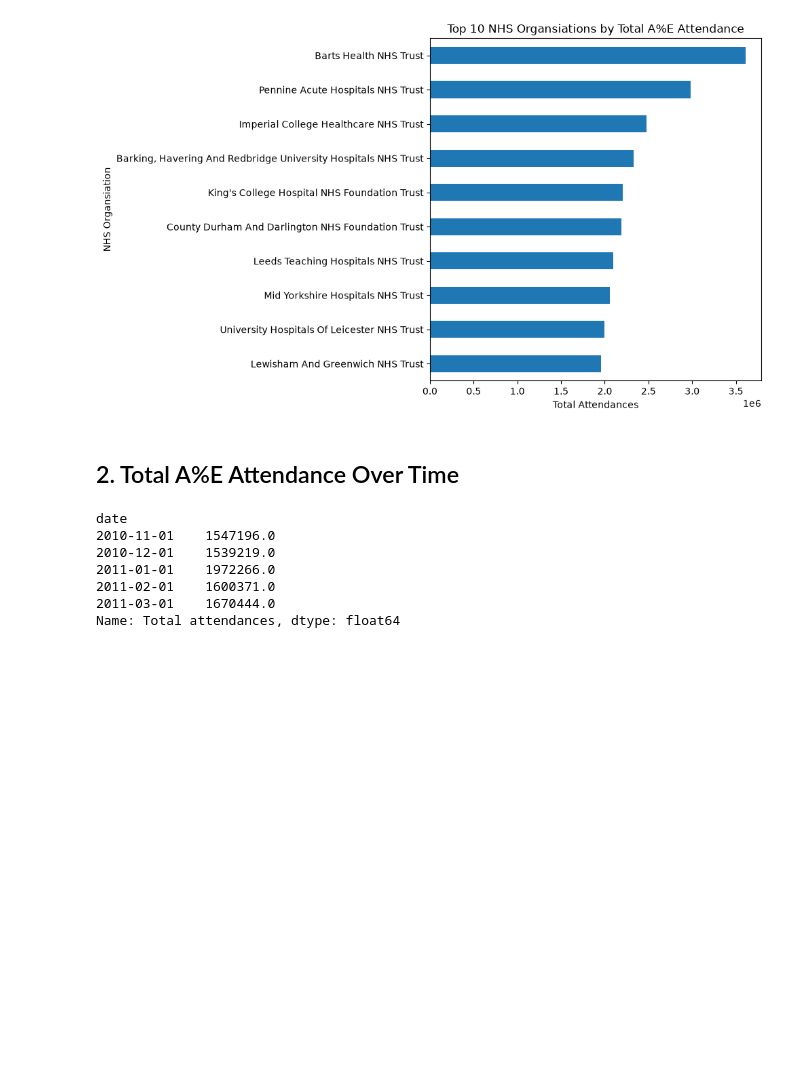
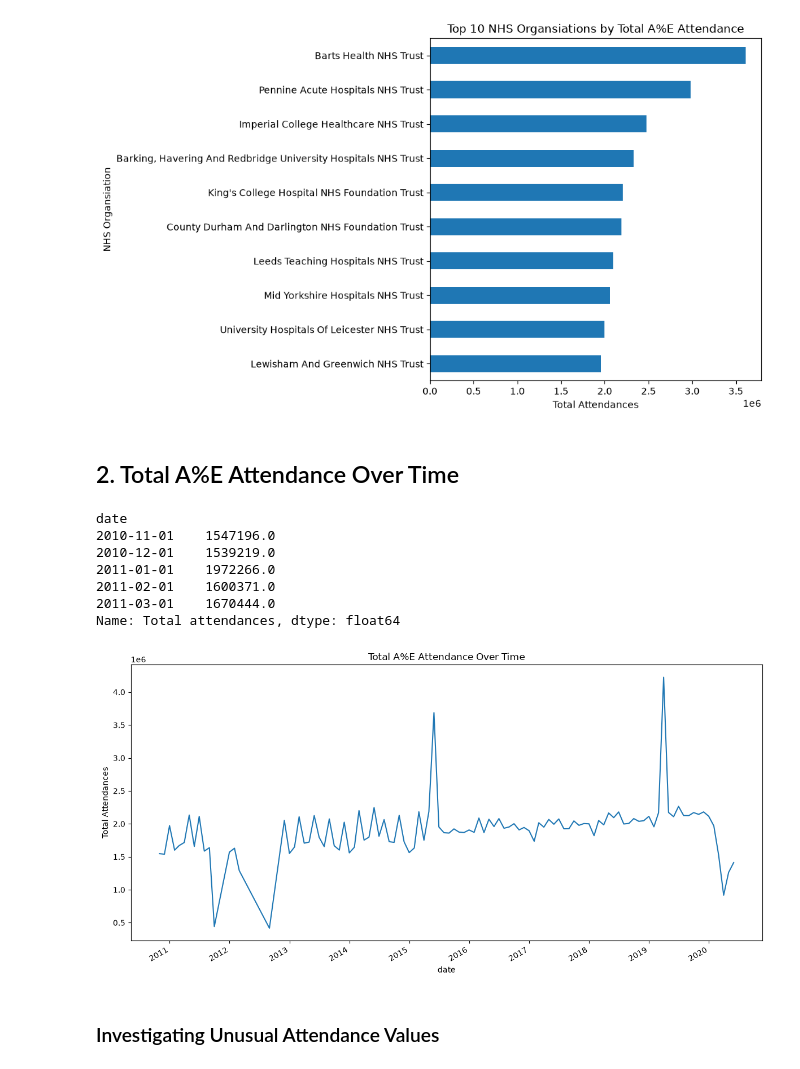
Before and after one commit to Prudycruise/nhs-healthcare-analytics, a Jupyter notebook: python/01_data_inspection.ipynb, the cells around one changed output. Cells and saved outputs as stored; diff of their text form; code cells hidden in the pictures; blank space fills up the shorter version.

Commit message:
Investigate A&E attendance anomalies

```diff
--- a/python/01_data_inspection.ipynb
+++ b/python/01_data_inspection.ipynb
@@ -195,3 +195,18 @@ date
 2011-02-01    1600371.0
 2011-03-01    1670444.0
 Name: Total attendances, dtype: float64
+# %%
+attendance_over_time.plot(
+    kind="line",
+    figsize=(12, 6),
+    title="Total A%E Attendance Over Time"
+)
+
+plt.xlabel("date")
+plt.ylabel("Total Attendances")
+plt.tight_layout()
+plt.show()
+# %% [output]
+[figure, added]
+# %% [markdown]
+### Investigating Unusual Attendance Values
```
Also changed, not shown: parts of 11 cells of this notebook.
